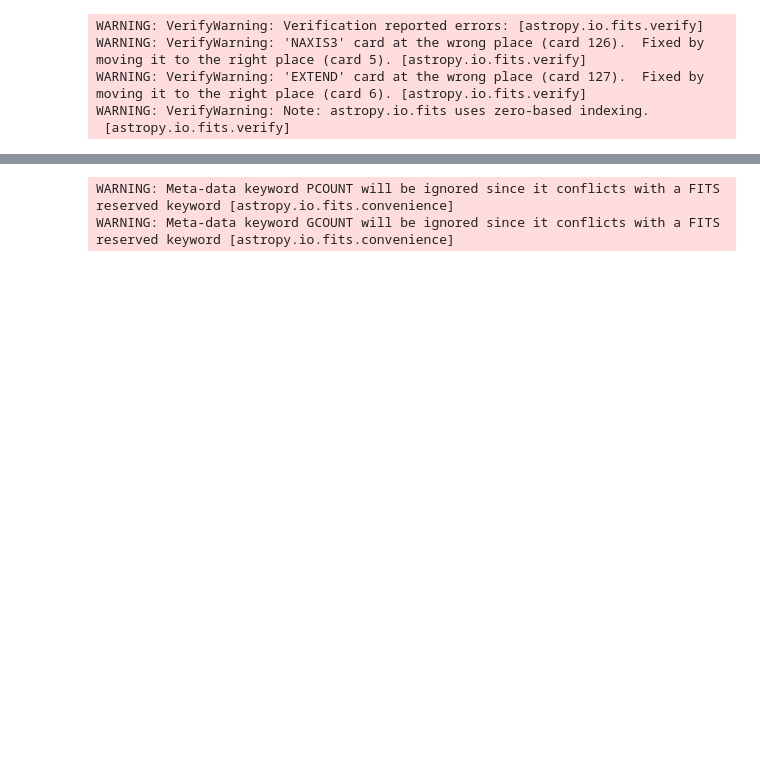
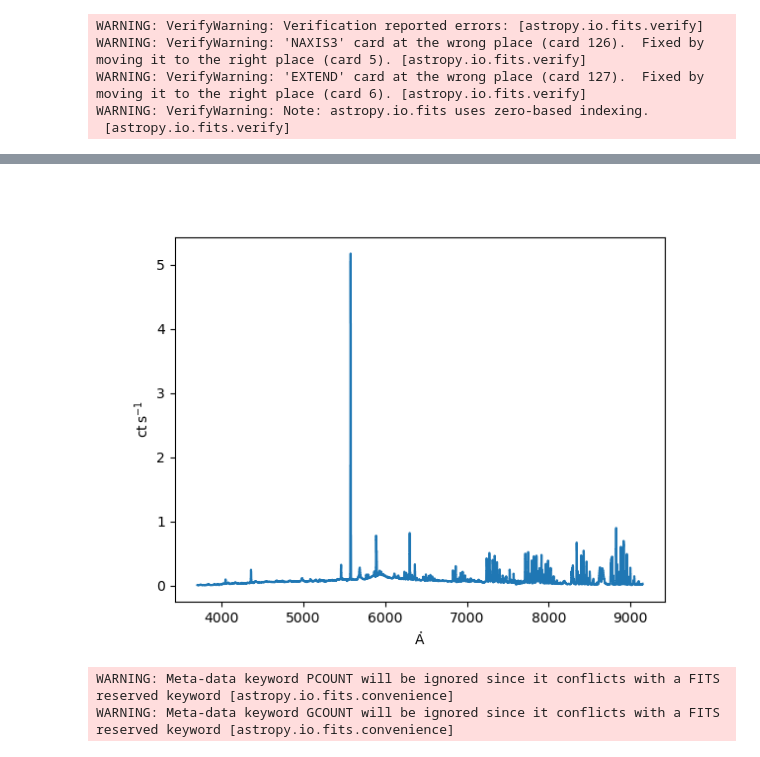
Before and after one commit to tepickering/hecto-sky-background, a Jupyter notebook: sky_combine.ipynb, the cells around one changed output, grey strips where cells are left out. Cells and saved outputs as stored; diff of their text form; code cells hidden in the pictures; blank space fills up the shorter version.

Commit message:
notebook updates after including 2022 data

```diff
--- a/sky_combine.ipynb
+++ b/sky_combine.ipynb
@@ -49,7 +49,7 @@ def load_spectrum(fitsfile):
     sp = Spectrum1D(flux=counts * u.count/u.second, wcs=s_wcs)
     return sp
 # %%
-s = load_spectrum("data/2012.0316/skysub_m87.2012a_3/skydir/001.sky.ms.fits")
+s = load_spectrum("data/2012.0316/skysub_m87.2012a_3/skydir/001.sky.ms.fits.gz")
 #s = Spectrum1D.read("2012.0316/skysub_m87.2012a_3/skydir/001.sky.ms.fits", format='wcs1d-fits')
 plt.step(s.spectral_axis, s.flux)
 plt.show()
@@ -64,3 +63,4 @@ WARNING: VerifyWarning: Note: astropy.io.fits uses zero-based indexing.
+[figure, added]
 # %%
 drop = ['SIMPLE', 'BITPIX', 'NAXIS', 'NAXIS1', 'NAXIS2', 'NAXIS3', 'EXTEND', 'CTYPE1', 'CRVAL1', 'CRPIX1', 'CDELT1', 'CDELT2']
 def combine_skies(obsdir):
```
Also changed, not shown: parts of 9 cells of this notebook, 3 other files.
